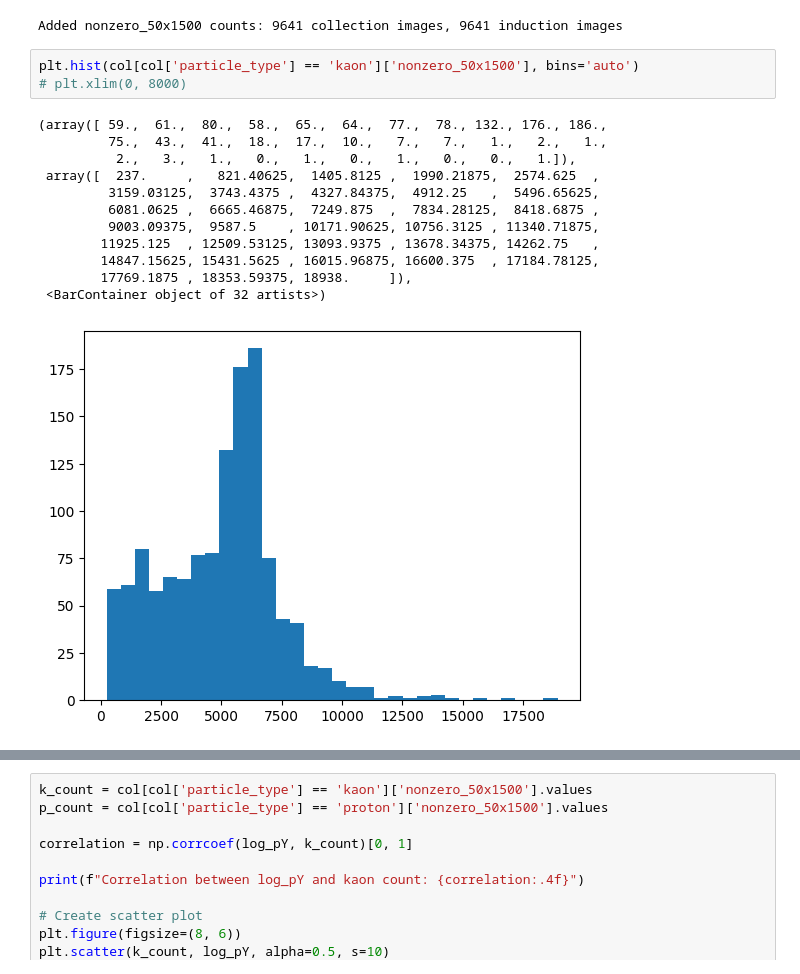
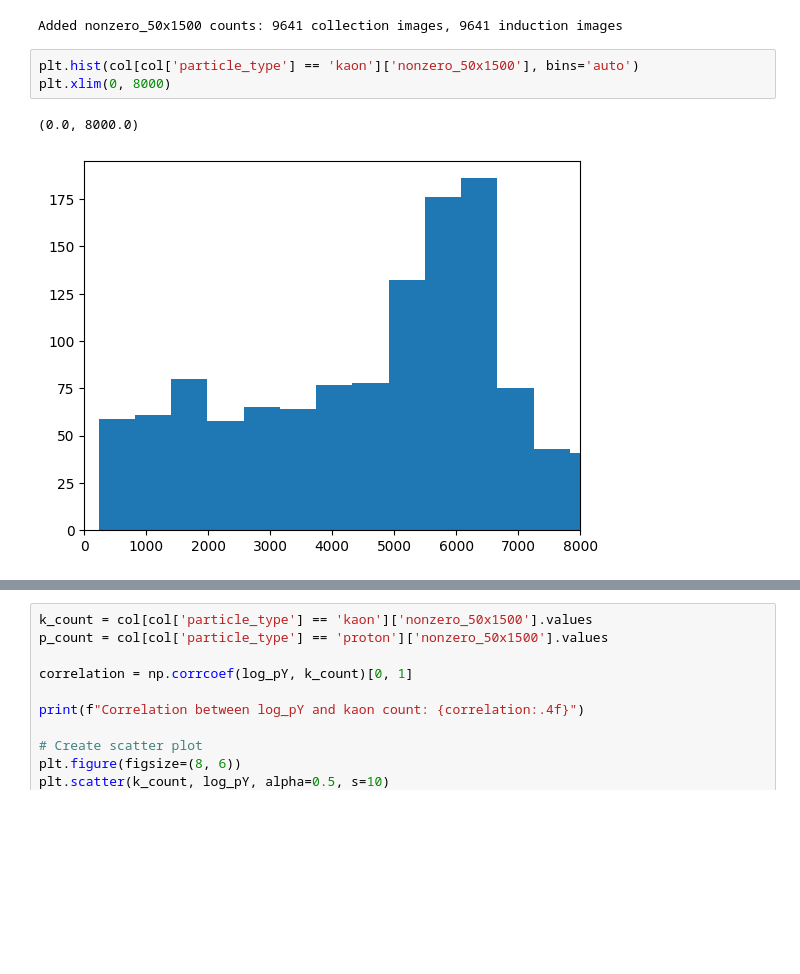
Before and after one commit to mohummudh/proton-deuteron, a Jupyter notebook: kaons/protons-kaons.ipynb, the cells around one changed output, grey strips where cells are left out. Drawn from its saved outputs; the diff is of its cells as text; blank space fills up the shorter version.

```diff
--- a/kaons/protons-kaons.ipynb
+++ b/kaons/protons-kaons.ipynb
@@ -1594,18 +1594,8 @@ print("Added nonzero_50x1500 counts:", len(col_nonzero_counts), "collection imag
 Added nonzero_50x1500 counts: 9641 collection images, 9641 induction images
 # %%
 plt.hist(col[col['particle_type'] == 'kaon']['nonzero_50x1500'], bins='auto')
-# plt.xlim(0, 8000)
+plt.xlim(0, 8000)
 # %% [output]
-(array([ 59.,  61.,  80.,  58.,  65.,  64.,  77.,  78., 132., 176., 186.,
-         75.,  43.,  41.,  18.,  17.,  10.,   7.,   7.,   1.,   2.,   1.,
-          2.,   3.,   1.,   0.,   1.,   0.,   1.,   0.,   0.,   1.]),
- array([  237.     ,   821.40625,  1405.8125 ,  1990.21875,  2574.625  ,
-         3159.03125,  3743.4375 ,  4327.84375,  4912.25   ,  5496.65625,
-         6081.0625 ,  6665.46875,  7249.875  ,  7834.28125,  8418.6875 ,
-         9003.09375,  9587.5    , 10171.90625, 10756.3125 , 11340.71875,
-        11925.125  , 12509.53125, 13093.9375 , 13678.34375, 14262.75   ,
-        14847.15625, 15431.5625 , 16015.96875, 16600.375  , 17184.78125,
-        17769.1875 , 18353.59375, 18938.     ]),
- <BarContainer object of 32 artists>)
+(0.0, 8000.0)
-[figure, old version]
+[figure, new version]
 # %%
```
Also changed, not shown: parts of 3 cells of this notebook, 2 other files.
